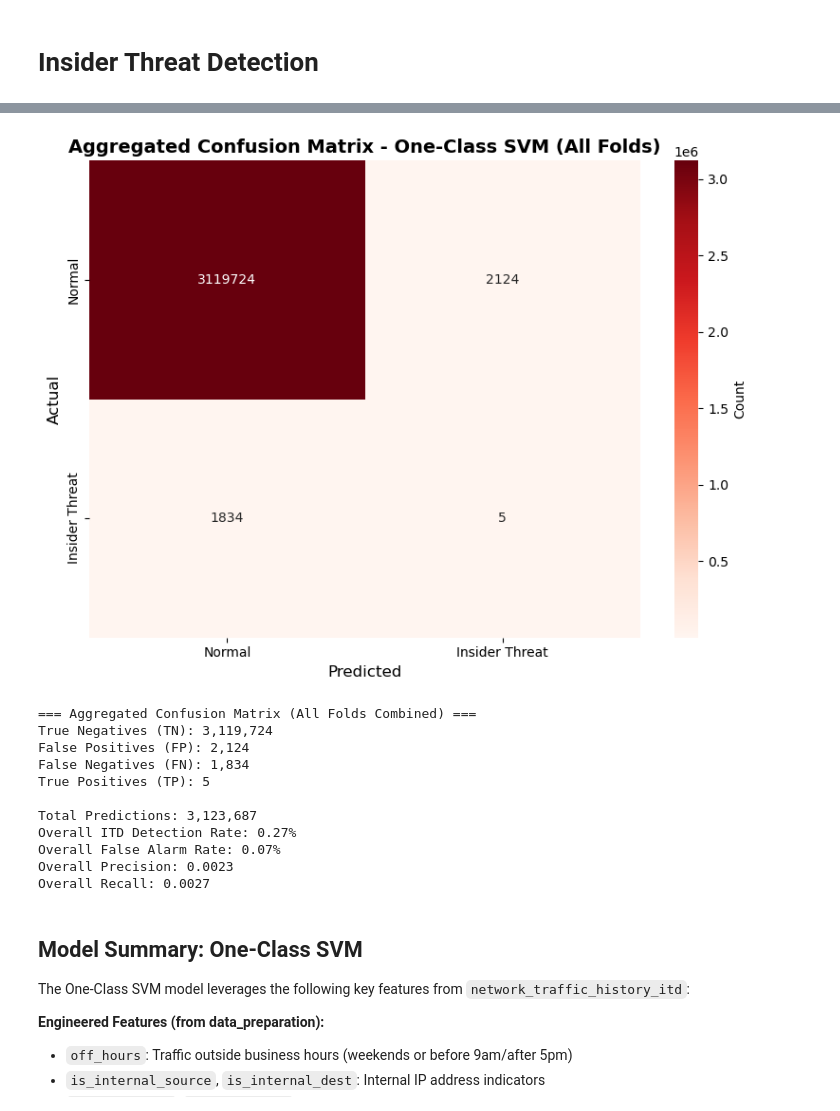
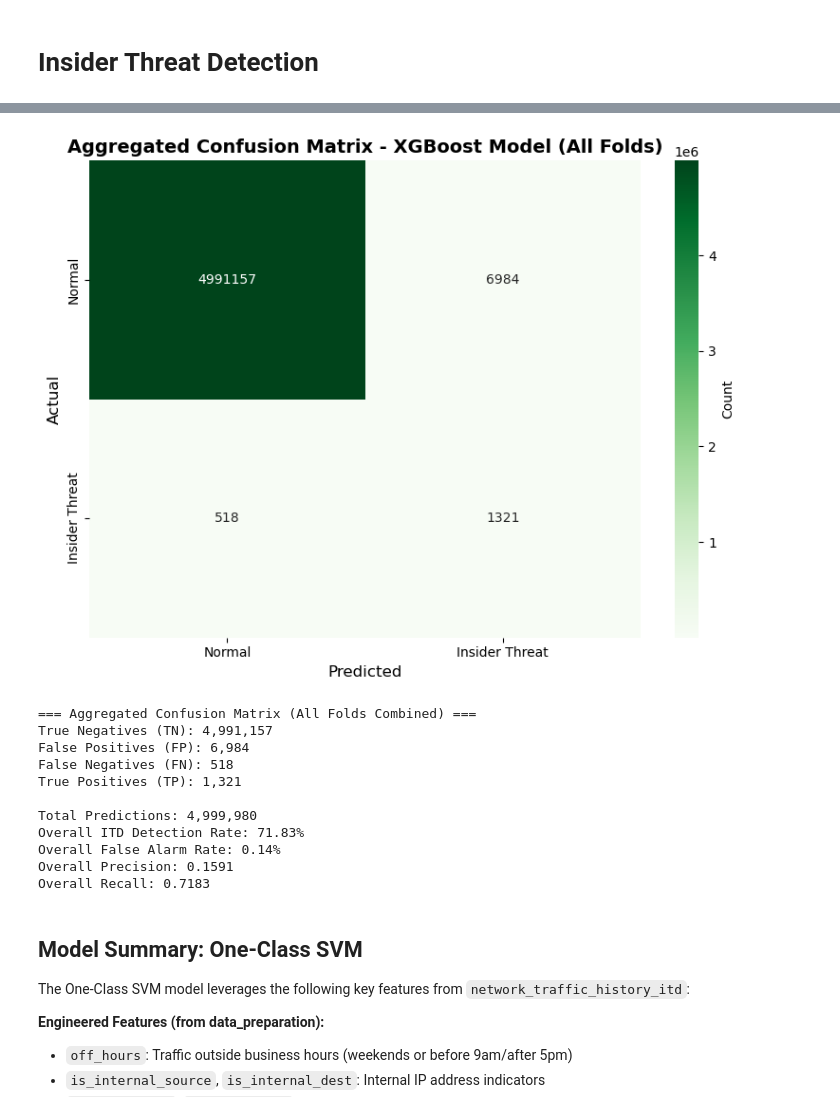
Before and after one commit to Jonah-Schep5/networkInstrusion, a Jupyter notebook: modeling.ipynb, the cells around one changed output, grey strips where cells are left out. Cells and saved outputs as stored; diff of their text form; code cells hidden in the pictures.

Commit message:
modeling smote

```diff
--- a/modeling.ipynb
+++ b/modeling.ipynb
@@ -430,9 +453,10 @@ scale_pos_weight = neg_count / pos_count  # ~998k / 1.4k ≈ 710
 n_splits = 5
 skf = StratifiedKFold(n_splits=n_splits, shuffle=True, random_state=42)
 
-# Storage for metrics
+# Storage for metrics and results
 acc_scores, roc_auc_scores, mcc_scores, kappa_scores, nir_scores = [], [], [], [], []
 sensitivity_scores, specificity_scores, f1_scores = [], [], []
+results = []  # Store results for confusion matrix
 
 fold = 1
 for train_index, test_index in skf.split(X, y):
@@ -481,6 +505,15 @@ for train_index, test_index in skf.split(X, y):
     sensitivity_scores.append(sensitivity)
     specificity_scores.append(specificity)
 
+    # Store results for confusion matrix
+    results.append({
+        'fold': fold,
+        'tn': tn,
+        'fp': fp,
+        'fn': fn,
+        'tp': tp
+    })
+
     print(f"Fold {fold} Metrics:")
     print(f"Accuracy: {acc:.4f}, F1: {f1:.4f}, Sensitivity: {sensitivity:.4f}, Specificity: {specificity:.4f}")
     print(f"ROC-AUC: {roc_auc:.4f}, MCC: {mcc:.4f}, Kappa: {kappa:.4f}, NIR: {nir:.4f}")
@@ -546,5 +579,5 @@ Mean No Information Rate: 0.9994
 # %%
-# Create aggregated confusion matrix from all folds
+# Create aggregated confusion matrix from all folds (XGBoost)
 import seaborn as sns
 
 # Sum up confusion matrices from all folds
@@ -553,47 +586,47 @@ total_fp = sum([r['fp'] for r in results])
 total_fn = sum([r['fn'] for r in results])
 total_tp = sum([r['tp'] for r in results])
 
 # Create confusion matrix array
 cm_total = np.array([[total_tn, total_fp],
                      [total_fn, total_tp]])
 
 # Visualize aggregated confusion matrix
 plt.figure(figsize=(8, 6))
-sns.heatmap(cm_total, annot=True, fmt='d', cmap='Reds',
+sns.heatmap(cm_total, annot=True, fmt='d', cmap='Greens',
             xticklabels=['Normal', 'Insider Threat'],
             yticklabels=['Normal', 'Insider Threat'],
             cbar_kws={'label': 'Count'})
 
-plt.title('Aggregated Confusion Matrix - One-Class SVM (All Folds)', fontsize=14, fontweight='bold')
+plt.title('Aggregated Confusion Matrix - XGBoost Model (All Folds)', fontsize=14, fontweight='bold')
 plt.ylabel('Actual', fontsize=12)
 plt.xlabel('Predicted', fontsize=12)
 plt.tight_layout()
 plt.show()
 
 # Print detailed confusion matrix breakdown
 print("\n=== Aggregated Confusion Matrix (All Folds Combined) ===")
 print(f"True Negatives (TN): {total_tn:,}")
 print(f"False Positives (FP): {total_fp:,}")
 print(f"False Negatives (FN): {total_fn:,}")
 print(f"True Positives (TP): {total_tp:,}")
 print(f"\nTotal Predictions: {total_tn + total_fp + total_fn + total_tp:,}")
 print(f"Overall ITD Detection Rate: {total_tp / (total_tp + total_fn) * 100:.2f}%")
 print(f"Overall False Alarm Rate: {total_fp / (total_fp + total_tn) * 100:.2f}%")
 print(f"Overall Precision: {total_tp / (total_tp + total_fp) if (total_tp + total_fp) > 0 else 0:.4f}")
 print(f"Overall Recall: {total_tp / (total_tp + total_fn) if (total_tp + total_fn) > 0 else 0:.4f}")
 # %% [output]
-[figure, old version]
+[figure, new version]
 === Aggregated Confusion Matrix (All Folds Combined) ===
-True Negatives (TN): 3,119,724
-False Positives (FP): 2,124
-False Negatives (FN): 1,834
-True Positives (TP): 5
+True Negatives (TN): 4,991,157
+False Positives (FP): 6,984
+False Negatives (FN): 518
+True Positives (TP): 1,321
 
-Total Predictions: 3,123,687
-Overall ITD Detection Rate: 0.27%
-Overall False Alarm Rate: 0.07%
-Overall Precision: 0.0023
-Overall Recall: 0.0027
+Total Predictions: 4,999,980
+Overall ITD Detection Rate: 71.83%
+Overall False Alarm Rate: 0.14%
+Overall Precision: 0.1591
+Overall Recall: 0.7183
 # %% [markdown]
 ## Model Summary: One-Class SVM
 
```
Also changed, not shown: parts of 9 cells of this notebook, 1 other file.
